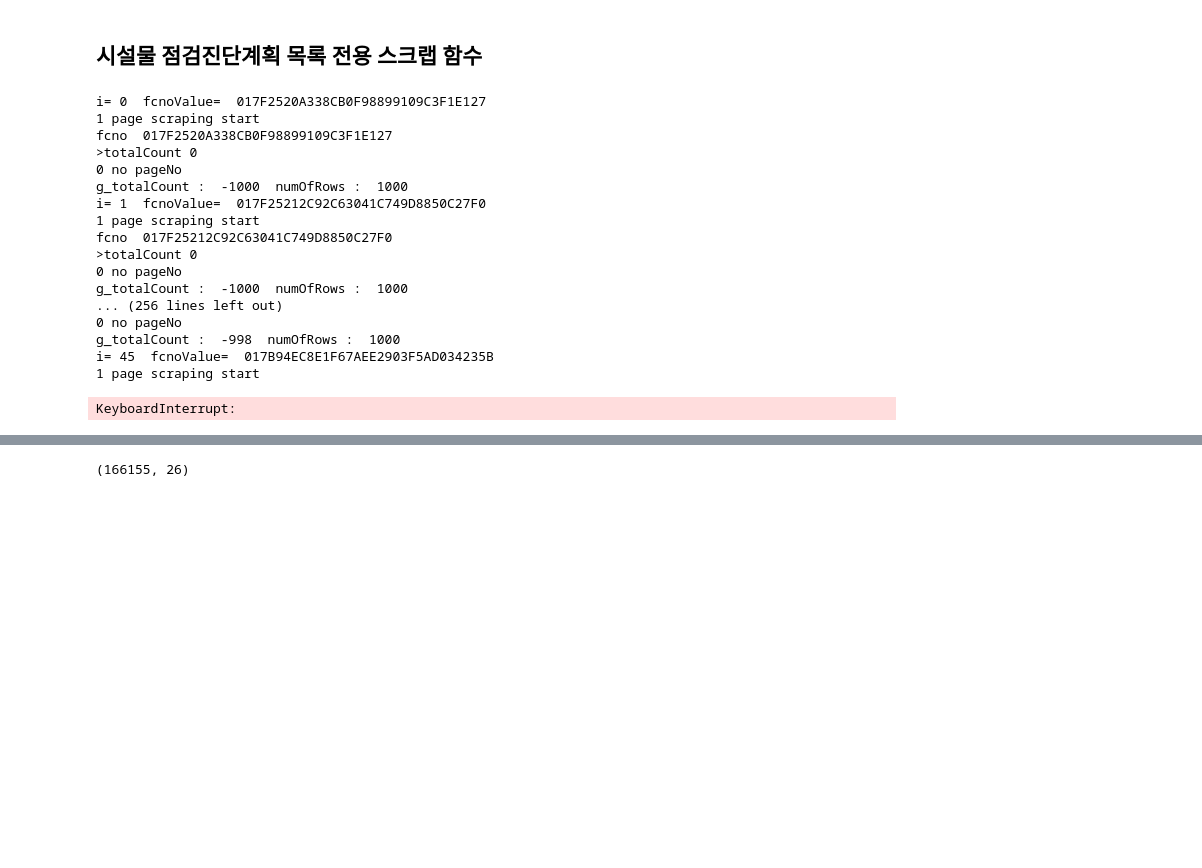
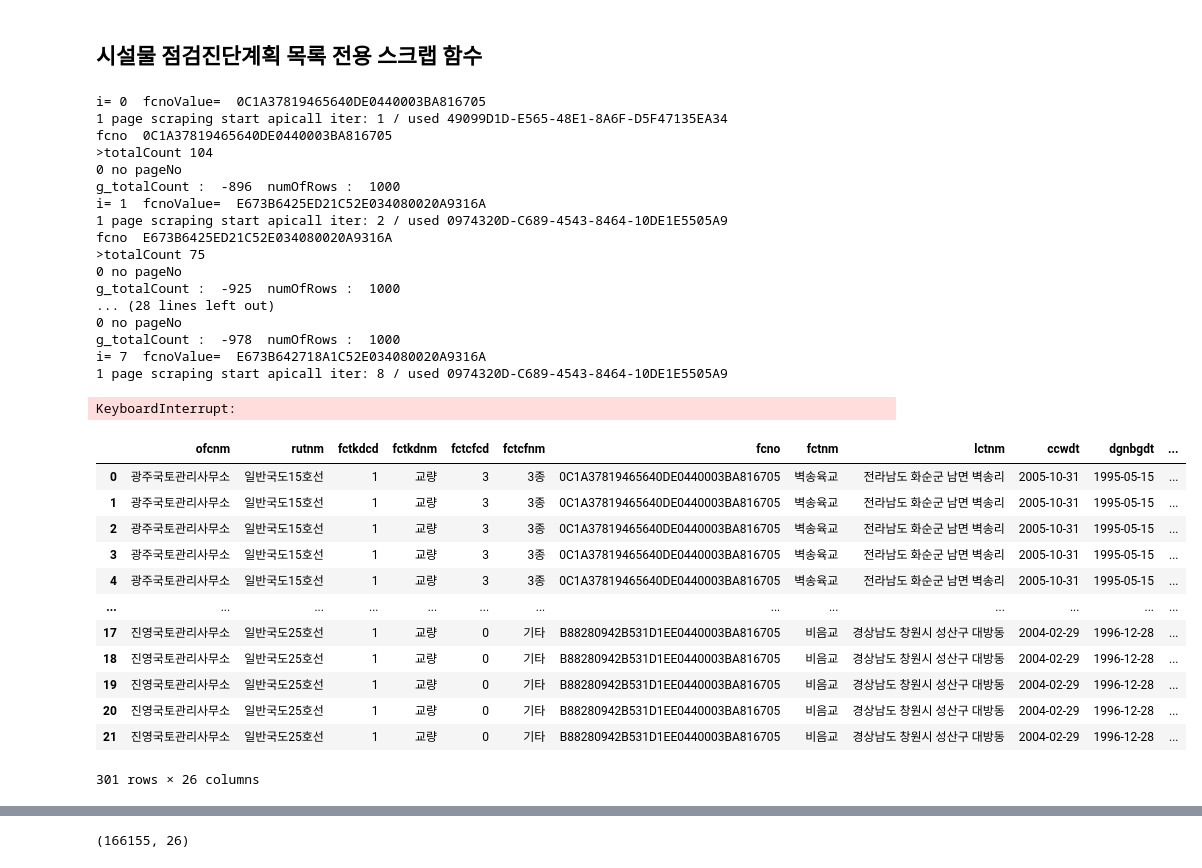
Before and after one commit to hyokwan/python_automation, a Jupyter notebook: apiScrapy/codeset/21.selectIoFmChckDinsPlnList.ipynb, the cells around one changed output, grey strips where cells are left out. Saved outputs shown, nothing was run; the diff lists cells and outputs as text; code cells hidden in the pictures; blank space fills up the shorter version.

```diff
--- a/apiScrapy/codeset/21.selectIoFmChckDinsPlnList.ipynb
+++ b/apiScrapy/codeset/21.selectIoFmChckDinsPlnList.ipynb
@@ -16,6 +19,8 @@ preSetFolder = targetData["저장폴더"].values[0]
 preSetFolder
 # %% [output]
 '../output/건설사업정보시스템/시설물 점검진단계획 목록/selectIoFmChckDinsPlnList.csv'
+# %%
+APIKEYLEN = len(APIKEY)
 # %%
 # 개별 시설물 점검진단계획목록 수
 g_totalCount = 0
@@ -48,0 +54,2 @@ dfCombiLen
+# %%
+newParam = dfCombi.fcno.drop_duplicates().tolist()
@@ -56,6 +94,7 @@ import pandas as pd
 from urllib.request import Request, urlopen
 from urllib.parse import urlencode, quote_plus, unquote
 import os
+import time
 
 STDENCODING="utf-8"
 ### 함수정의: 사이트 메타정보를 받아 데이터를 수집 후 수집결과를 반환하는 함수
@@ -67,12 +106,17 @@ STDENCODING="utf-8"
 ###   - inParam: 메타정보의 "파라미터 정보" (예: 페이지 파라미터 존재 시 1 값")
 ###   - inPageYn: 메타정보의 "페이지 정보" (예: 페이지 파라미터 존재 시 1 값")
 ### 함수정의: 사이트 메타정보를 받아 데이터를 수집 후 수집결과를 반환하는 함수
-def myscrapy(inUrl, inSiteName, inDataName, inServiceName, inParam, inPageYn, jsonkey="items", dummy=0, inType="jsonabnormal"):
+def myscrapy(inUrl, inSiteName, inDataName, inServiceName, inParam, inPageYn,inAPIKey, inApiCall, jsonkey="items", dummy=0, inType="jsonabnormal"):
     try:
         emptyPd = pd.DataFrame()
         i=1
+        inAPIKeyLen = len(inAPIKey)
         while True:
-            print("{} page scraping start".format(i))
+            inApiCall = inApiCall + 1
+            if inType == "jsonabnormal":
+                time.sleep(1)
+            inParam["serviceKey"] = inAPIKey[inApiCall%inAPIKeyLen]
+            print("{} page scraping start apicall iter: {} / used {}".format(i,inApiCall,inParam["serviceKey"]))
 
             if(inPageYn==1):
                 inParam["pageNo"] = i
@@ -132,7 +176,7 @@ def myscrapy(inUrl, inSiteName, inDataName, inServiceName, inParam, inPageYn, js
         emptyPd.columns = emptyPd.columns.str.lower()
         emptyPd.shape
 #         print("dataframe{}, param:{} rows: {} completed".format(inDataName,inParam, emptyPd.shape[1] )     )
-        return emptyPd
+        return [emptyPd,i,inApiCall]
     except Exception as e:
             print(e)
 # %%
@@ -143,15 +187,23 @@ PAGEYN=0
 resultDfMerged = pd.DataFrame()
 resultDf = pd.DataFrame()
 
-for i in range(0,dfCombiLen):
-    fcnoValue = dfCombi.loc[i].fcno
+APICALL = 0 #추가
+ptlcmnoListLen = len(ptlcmnoList)
+pageList = [] #추가
+
+for i in range(0,ptlcmnoListLen):
+    apiNo = i%APIKEYLEN
+#     fcnoValue = dfCombi.loc[i].fcno
     pageNo = 1
     global g_totalCount
     g_totalCount = 0
-    print("i=",i," fcnoValue= ",fcnoValue)
+    print("i=",i," fcnoValue= ",ptlcmnoList[i])
     while True:
-        BASEPARAM={"serviceKey":APIKEY,"pageNo": pageNo, 'fcno':fcnoValue, 'numOfRows':numOfRows, "type":"json"}
-        resultDf = myscrapy(URL,SITENAME,DATANAME,SERVICENAME,BASEPARAM,PAGEYN, JSONKEY, DUMMY)
+        BASEPARAM={"serviceKey":APIKEY[0],"pageNo": pageNo, 'fcno':ptlcmnoList[i], 'numOfRows':numOfRows, "type":"json"}
+        scrapyResult = myscrapy(URL,SITENAME,DATANAME,SERVICENAME,BASEPARAM,PAGEYN, APIKEY,APICALL,JSONKEY, DUMMY)
+        resultDf = scrapyResult[0]
+        pageList.append( scrapyResult[1] )
+        APICALL = scrapyResult[2]
         if resultDf.empty: # 정상 데이터가 없는 경우
             break
         else:
@@ -162,21 +214,37 @@ for i in range(0,dfCombiLen):
                 break
             pageNo += 1
 # %% [output]
-i= 0  fcnoValue=  017F2520A338CB0F98899109C3F1E127
-1 page scraping start
-fcno  017F2520A338CB0F98899109C3F1E127
->totalCount 0
+i= 0  fcnoValue=  0C1A37819465640DE0440003BA816705
+1 page scraping start apicall iter: 1 / used 49099D1D-E565-48E1-8A6F-D5F47135EA34
+fcno  0C1A37819465640DE0440003BA816705
+>totalCount 104
 0 no pageNo
-g_totalCount :  -1000  numOfRows :  1000
-i= 1  fcnoValue=  017F25212C92C63041C749D8850C27F0
-1 page scraping start
-fcno  017F25212C92C63041C749D8850C27F0
->totalCount 0
+g_totalCount :  -896  numOfRows :  1000
+i= 1  fcnoValue=  E673B6425ED21C52E034080020A9316A
+1 page scraping start apicall iter: 2 / used 0974320D-C689-4543-8464-10DE1E5505A9
+fcno  E673B6425ED21C52E034080020A9316A
+>totalCount 75
 0 no pageNo
-g_totalCount :  -1000  numOfRows :  1000
-... (256 lines left out)
+g_totalCount :  -925  numOfRows :  1000
+... (28 lines left out)
 0 no pageNo
-g_totalCount :  -998  numOfRows :  1000
-i= 45  fcnoValue=  017B94EC8E1F67AEE2903F5AD034235B
-1 page scraping start
+g_totalCount :  -978  numOfRows :  1000
+i= 7  fcnoValue=  E673B642718A1C52E034080020A9316A
+1 page scraping start apicall iter: 8 / used 0974320D-C689-4543-8464-10DE1E5505A9
 KeyboardInterrupt:
+# %%
+resultDfMerged
+# %% [output]
+|  | ofcnm | rutnm | fctkdcd | fctkdnm | fctcfcd | fctcfnm | fcno | fctnm | lctnm | ccwdt | dgnbgdt | ... |
+| 0 | 광주국토관리사무소 | 일반국도15호선 | 1 | 교량 | 3 | 3종 | 0C1A37819465640DE0440003BA816705 | 벽송육교 | 전라남도 화순군 남면 벽송리 | 2005-10-31 | 1995-05-15 | ... |
+| 1 | 광주국토관리사무소 | 일반국도15호선 | 1 | 교량 | 3 | 3종 | 0C1A37819465640DE0440003BA816705 | 벽송육교 | 전라남도 화순군 남면 벽송리 | 2005-10-31 | 1995-05-15 | ... |
+| 2 | 광주국토관리사무소 | 일반국도15호선 | 1 | 교량 | 3 | 3종 | 0C1A37819465640DE0440003BA816705 | 벽송육교 | 전라남도 화순군 남면 벽송리 | 2005-10-31 | 1995-05-15 | ... |
+| 3 | 광주국토관리사무소 | 일반국도15호선 | 1 | 교량 | 3 | 3종 | 0C1A37819465640DE0440003BA816705 | 벽송육교 | 전라남도 화순군 남면 벽송리 | 2005-10-31 | 1995-05-15 | ... |
+| 4 | 광주국토관리사무소 | 일반국도15호선 | 1 | 교량 | 3 | 3종 | 0C1A37819465640DE0440003BA816705 | 벽송육교 | 전라남도 화순군 남면 벽송리 | 2005-10-31 | 1995-05-15 | ... |
+| ... | ... | ... | ... | ... | ... | ... | ... | ... | ... | ... | ... | ... |
+| 17 | 진영국토관리사무소 | 일반국도25호선 | 1 | 교량 | 0 | 기타 | B88280942B531D1EE0440003BA816705 | 비음교 | 경상남도 창원시 성산구 대방동 | 2004-02-29 | 1996-12-28 | ... |
+| 18 | 진영국토관리사무소 | 일반국도25호선 | 1 | 교량 | 0 | 기타 | B88280942B531D1EE0440003BA816705 | 비음교 | 경상남도 창원시 성산구 대방동 | 2004-02-29 | 1996-12-28 | ... |
+| 19 | 진영국토관리사무소 | 일반국도25호선 | 1 | 교량 | 0 | 기타 | B88280942B531D1EE0440003BA816705 | 비음교 | 경상남도 창원시 성산구 대방동 | 2004-02-29 | 1996-12-28 | ... |
+| 20 | 진영국토관리사무소 | 일반국도25호선 | 1 | 교량 | 0 | 기타 | B88280942B531D1EE0440003BA816705 | 비음교 | 경상남도 창원시 성산구 대방동 | 2004-02-29 | 1996-12-28 | ... |
+| 21 | 진영국토관리사무소 | 일반국도25호선 | 1 | 교량 | 0 | 기타 | B88280942B531D1EE0440003BA816705 | 비음교 | 경상남도 창원시 성산구 대방동 | 2004-02-29 | 1996-12-28 | ... |
+301 rows × 26 columns
```
Also changed, not shown: parts of 7 cells of this notebook, 2 other files.
